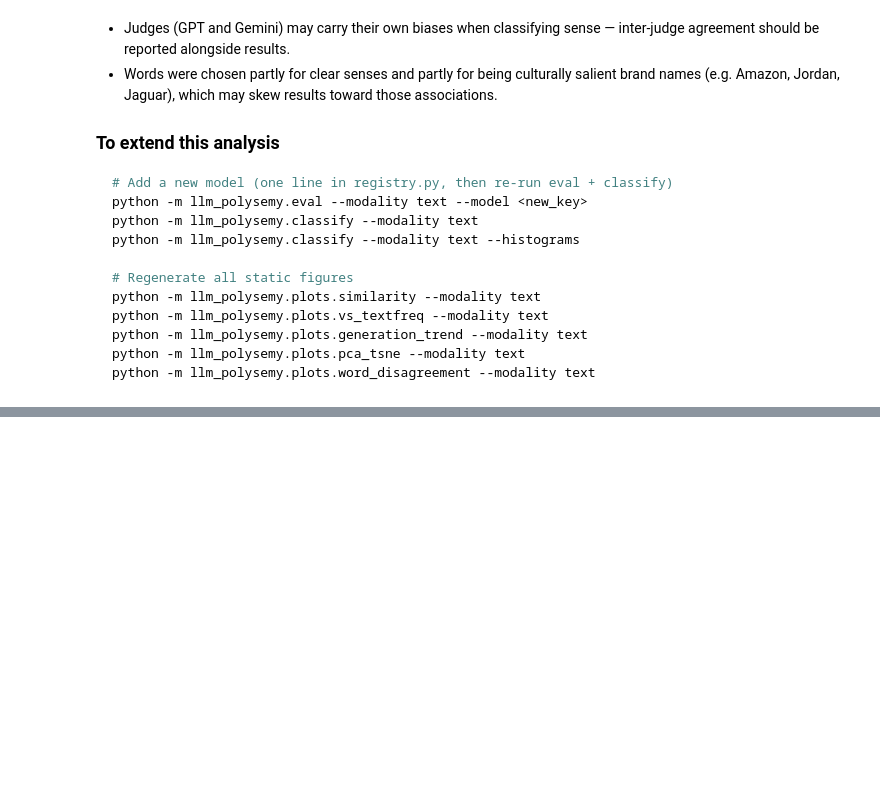
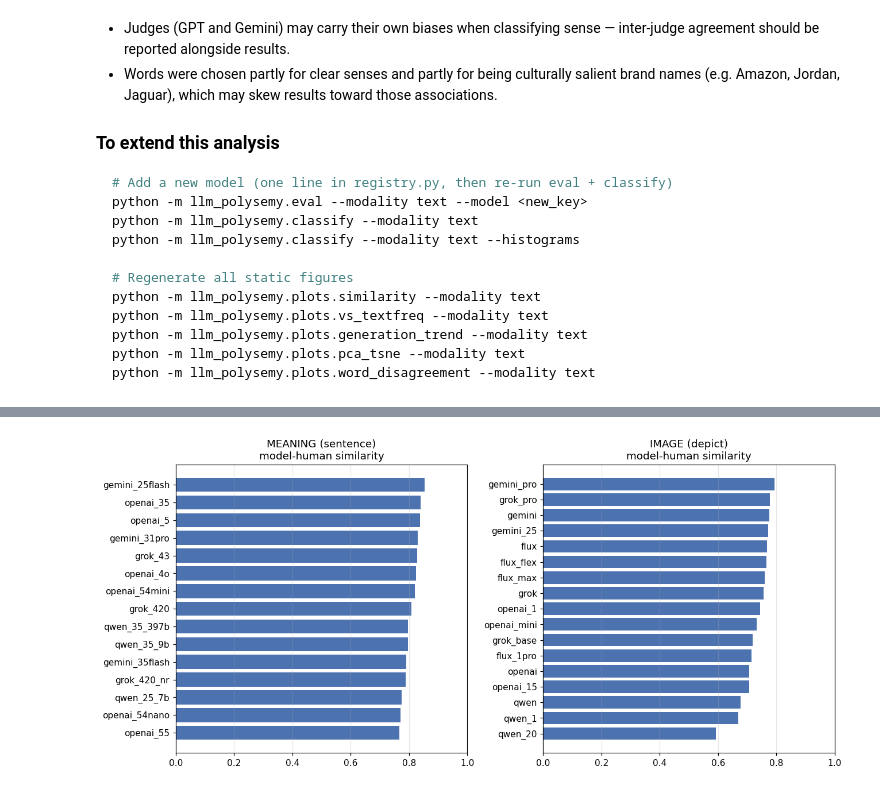
Before and after one commit to addisonwu05/llm-polysemy, a Jupyter notebook: analysis.ipynb, the cells around one changed output, grey strips where cells are left out. Saved outputs shown, nothing was run; the diff lists cells and outputs as text; code cells hidden in the pictures; blank space fills up the shorter version.

```diff
--- a/analysis.ipynb
+++ b/analysis.ipynb
@@ -1705,0 +1722,71 @@ python -m llm_polysemy.plots.word_disagreement --modality text
+# %%
+# -- 11. Human alignment by prompt condition -- model-human similarity ----------
+# "Multiple prompts" => two conditions, compared like-with-like:
+#   MEANING (sentence): human_meaning <-> text models
+#   IMAGE   (depict):   human_image   <-> image models, + text-imagine once classified
+#                       (text-imagine wording == human image survey => cleanest match).
+# similarity = 1 - JS_divergence(human, model) over the per-word shared vocab, judge=gpt.
+import json, numpy as np
+from pathlib import Path
+from collections import Counter
+import matplotlib.pyplot as plt
+
+JUDGE = 'gpt'
+_D = Path('data')
+_ld = lambda n: json.load(open(_D / f'{n}.json')) if (_D / f'{n}.json').exists() else None
+H_MEAN, H_IMG = _ld('histograms_human_meaning'), _ld('histograms_human_image')
+M_TEXT, M_IMG, M_IMAG = _ld('histograms_text'), _ld('histograms_image'), _ld('histograms_text_imagine')
+
+def _counts(node):
+    if not node or JUDGE not in node: return None
+    return node[JUDGE].get('_counts') or None
+
+def _jsd(p, q):
+    p, q = np.asarray(p, float), np.asarray(q, float); m = .5 * (p + q)
+    kl = lambda a, b: float(np.sum(a[a > 0] * np.log2(a[a > 0] / b[a > 0])))
+    return .5 * kl(p, m) + .5 * kl(q, m)
+
+def _sim(hc, mc):
+    v = sorted(set(hc) | set(mc))
+    hp = np.array([hc.get(k, 0) for k in v], float); hp /= hp.sum()
+    mp = np.array([mc.get(k, 0) for k in v], float); mp /= mp.sum()
+    return 1 - _jsd(hp, mp)
+
+def _model_keys(h):
+    s = set()
+    for w in h: s |= set(h[w])
+    return sorted(s)
+
+def human_align(human_hist, model_hist):
+    per_model, per_word = {}, {}
+    if not human_hist or not model_hist: return per_model, per_word
+    for m in _model_keys(model_hist):
+        sims = []
+        for w in human_hist:
+            hc = _counts(human_hist[w].get('human')); mc = _counts(model_hist.get(w, {}).get(m))
+            if hc and mc:
+                s = _sim(hc, mc); sims.append(s); per_word.setdefault(w, []).append((m, s))
+        if sims: per_model[m] = (float(np.mean(sims)), len(sims))
+    return per_model, per_word
+
+CONDS = [('MEANING (sentence)', H_MEAN, M_TEXT), ('IMAGE (depict)', H_IMG, M_IMG)]
+if M_IMAG:                                   # appears once text-imagine is classified
+    CONDS.append(('IMAGE (text-imagine)', H_IMG, M_IMAG))
+RES = {n: human_align(hh, mh) for n, hh, mh in CONDS}
+
+# ----- Analysis 1: models most similar to humans (per condition) -----
+print('ANALYSIS 1 -- most human-like models  (similarity = 1 - JS divergence, judge=gpt)')
+for name, _, _ in CONDS:
+    pm, _ = RES[name]
+    print(f'\n[{name}]')
+    for r, (m, (mean, n)) in enumerate(sorted(pm.items(), key=lambda x: -x[1][0]), 1):
+        print(f'  {r:2d}. {m:16s} {mean:.3f}  (n={n})')
+
+fig, axes = plt.subplots(1, len(CONDS), figsize=(6 * len(CONDS), 5.5), squeeze=False)
+for ax, (name, _, _) in zip(axes[0], CONDS):
+    pm, _ = RES[name]
+    items = sorted(pm.items(), key=lambda x: x[1][0])
+    ax.barh([m for m, _ in items], [v[0] for _, v in items], color='#4C72B0')
+    ax.set_xlim(0, 1); ax.set_title(f'{name}\nmodel-human similarity'); ax.grid(axis='x', alpha=.3)
+plt.tight_layout(); plt.show()
+# %% [output]
@@ -1705,0 +1810 @@ python -m llm_polysemy.plots.word_disagreement --modality text
+[figure, added]
```
Also changed, not shown: parts of 5 cells of this notebook, 10 other files.
